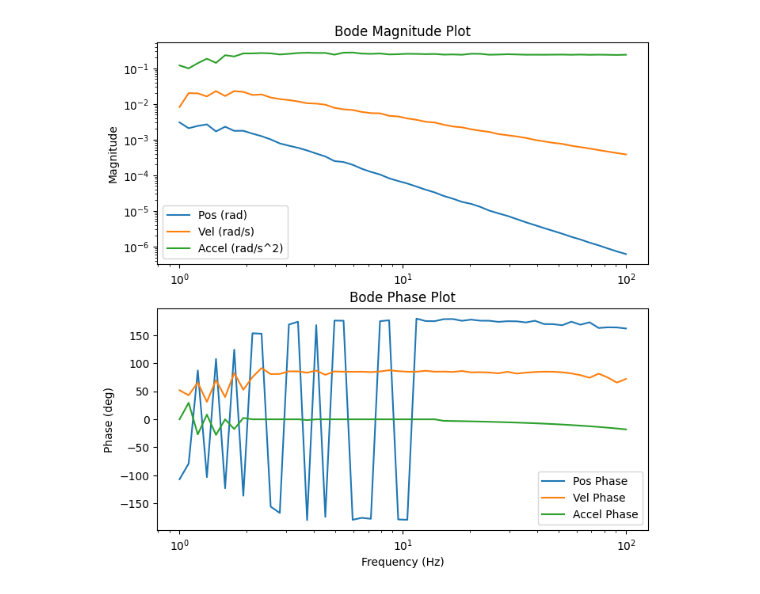
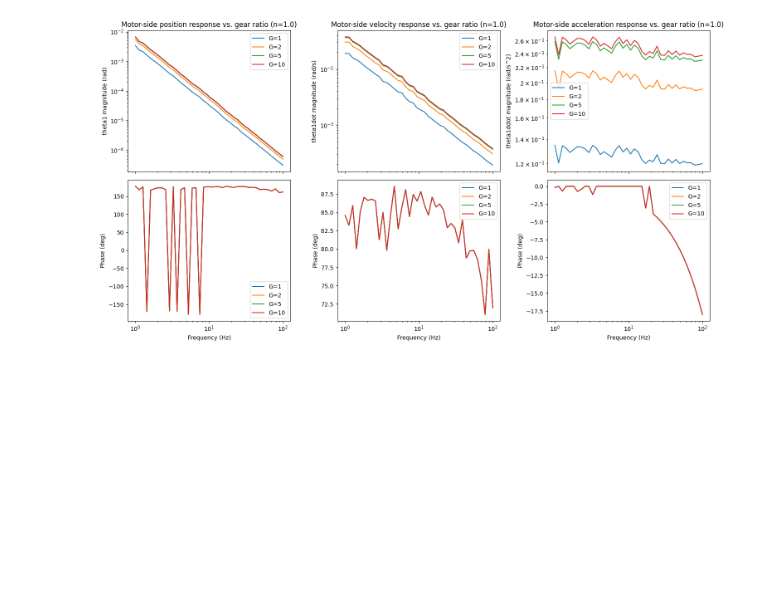
Before and after one commit to gregaiosa/1DOF_Gripper, a Jupyter notebook: dynamics.ipynb, the cells around one changed output. Saved outputs shown, nothing was run; the diff lists cells and outputs as text; code cells hidden in the pictures; blank space fills up the shorter version.

Commit message:
Implemented dynamics from motor driving torque on capstan side

```diff
--- a/dynamics.ipynb
+++ b/dynamics.ipynb
@@ -118,3 +126,3 @@ $\displaystyle \frac{2.0 \tau_{m}}{r_{1} r_{2} \left(m_{1} + m_{2}\right)}$
 # %%
-thetaddot1_num = sym.lambdify((m1, m2, r1, r2, tau), soln[0])
+thetaddot1_num = sym.lambdify((J_cap, N, G, tau), soln[0])
 # %%
@@ -247,50 +286,42 @@ Acceleration -> Amplitude: 0.2595 rad/s^2, Phase: -0.9 deg
 # %%
-# 1. Setup Sweep Parameters
-freq_sweep = np.logspace(0, 2, 50)  # 50 points from 1 Hz to 100 Hz
-timestep = 0.0005                  # Finer step for 100 Hz stability
-amps_pos, phases_pos = [], []
-amps_vel, phases_vel = [], []
-amps_accel, phases_accel = [], []
+n_fixed = 1.0
+G_values = [1, 2, 5, 10]
+sweep_by_G = {Gv: run_frequency_sweep(1.0, n_fixed, Gv, tau_amp, freq_sweep) for Gv in G_values}
 
-# 2. Run Frequency Sweep
-for f in freq_sweep:
-    # Update global frequency for the dyn function
-    freq = f
+fig, ax = plt.subplots(2, 3, figsize=(15, 8), sharex=True)
+for Gv in G_values:
+    ax[0,0].loglog(freq_sweep, sweep_by_G[Gv]['amps_pos'], label=f'G={Gv}')
+    ax[0,1].loglog(freq_sweep, sweep_by_G[Gv]['amps_vel'], label=f'G={Gv}')
+    ax[0,2].loglog(freq_sweep, sweep_by_G[Gv]['amps_accel'], label=f'G={Gv}')
+    ax[1,0].semilogx(freq_sweep, sweep_by_G[Gv]['phases_pos'], label=f'G={Gv}')
+    ax[1,1].semilogx(freq_sweep, sweep_by_G[Gv]['phases_vel'], label=f'G={Gv}')
+    ax[1,2].semilogx(freq_sweep, sweep_by_G[Gv]['phases_accel'], label=f'G={Gv}')
+ax[0,0].set_ylabel('theta1 magnitude (rad)')
+ax[0,0].set_title(f'Motor-side position response vs. gear ratio (n={n_fixed})')
+ax[0,0].legend()
+ax[0,1].set_ylabel('theta1dot magnitude (rad/s)')
+ax[0,1].set_title(f'Motor-side velocity response vs. gear ratio (n={n_fixed})')
+ax[0,1].legend()
+ax[0,2].set_ylabel('theta1ddot magnitude (rad/s^2)')
+ax[0,2].set_title(f'Motor-side acceleration response vs. gear ratio (n={n_fixed})')
+ax[0,2].legend()
+ax[1,0].set_ylabel('Phase (deg)')
+ax[1,0].set_xlabel('Frequency (Hz)')
+ax[1,0].legend()
+ax[1,1].set_ylabel('Phase (deg)')
+ax[1,1].set_xlabel('Frequency (Hz)')
+ax[1,1].legend()
+ax[1,2].set_ylabel('Phase (deg)')
+ax[1,2].set_xlabel('Frequency (Hz)')
+ax[1,2].legend()
 
-    # Run simulation
-    traj1, time = simulate(dyn, s0, [0, 2.0], timestep, integrate)
-    accel1 = np.gradient(traj1[1, :], timestep)
+fig.tight_layout()
+plt.show()
 
-    # 3. Extract Steady-State Data (last 0.5 seconds is sufficient)
-    tail_idx = time > (time[-1] - 0.5)
-    input_wave = tau_amp * np.sin(2 * np.pi * freq * time[tail_idx])
-
-    # 4. Process each output type
-    a_p, p_p = extract_bode_data(time[tail_idx], input_wave, traj1[0, tail_idx], freq, timestep)
-    a_v, p_v = extract_bode_data(time[tail_idx], input_wave, traj1[1, tail_idx], freq, timestep)
-    a_a, p_a = extract_bode_data(time[tail_idx], input_wave, accel1[tail_idx], freq, timestep)
-
-    # Append to lists
-    amps_pos.append(a_p); phases_pos.append(p_p)
-    amps_vel.append(a_v); phases_vel.append(p_v)
-    amps_accel.append(a_a); phases_accel.append(p_a)
-
-# 5. Plot Bode Data
-fig, (ax1, ax2) = plt.subplots(2, 1, figsize=(8, 8))
-ax1.loglog(freq_sweep, amps_pos, label='Pos (rad)')
-ax1.loglog(freq_sweep, amps_vel, label='Vel (rad/s)')
-ax1.loglog(freq_sweep, amps_accel, label='Accel (rad/s^2)')
-ax1.set_ylabel('Magnitude')
-ax1.legend()
-ax1.set_title('Bode Magnitude Plot')
-
-ax2.semilogx(freq_sweep, phases_pos, label='Pos Phase')
-ax2.semilogx(freq_sweep, phases_vel, label='Vel Phase')
-ax2.semilogx(freq_sweep, phases_accel, label='Accel Phase')
-ax2.set_ylabel('Phase (deg)')
-ax2.set_xlabel('Frequency (Hz)')
-ax2.legend()
-ax2.set_title('Bode Phase Plot')
-plt.show()
+print("Equivalent inertia at the motor, J_eq = J1*(1 + n/G^2), with J1=1, n=1:")
+print(f"{'G':>6} {'J_eq (theory)':>15} {'accel mag (theory)':>20} {'accel mag (sim, mean)':>24}")
+for Gv in G_values:
+    Jeq = 1.0 * (1 + n_fixed / Gv**2)
+    print(f"{Gv:>6} {Jeq:>15.4f} {tau_amp/Jeq:>20.4f} {np.mean(sweep_by_G[Gv]['amps_accel']):>24.4f}")
 # %% [output]
-[figure, old version]
+[figure, new version]
```
Also changed, not shown: parts of 7 cells of this notebook.
